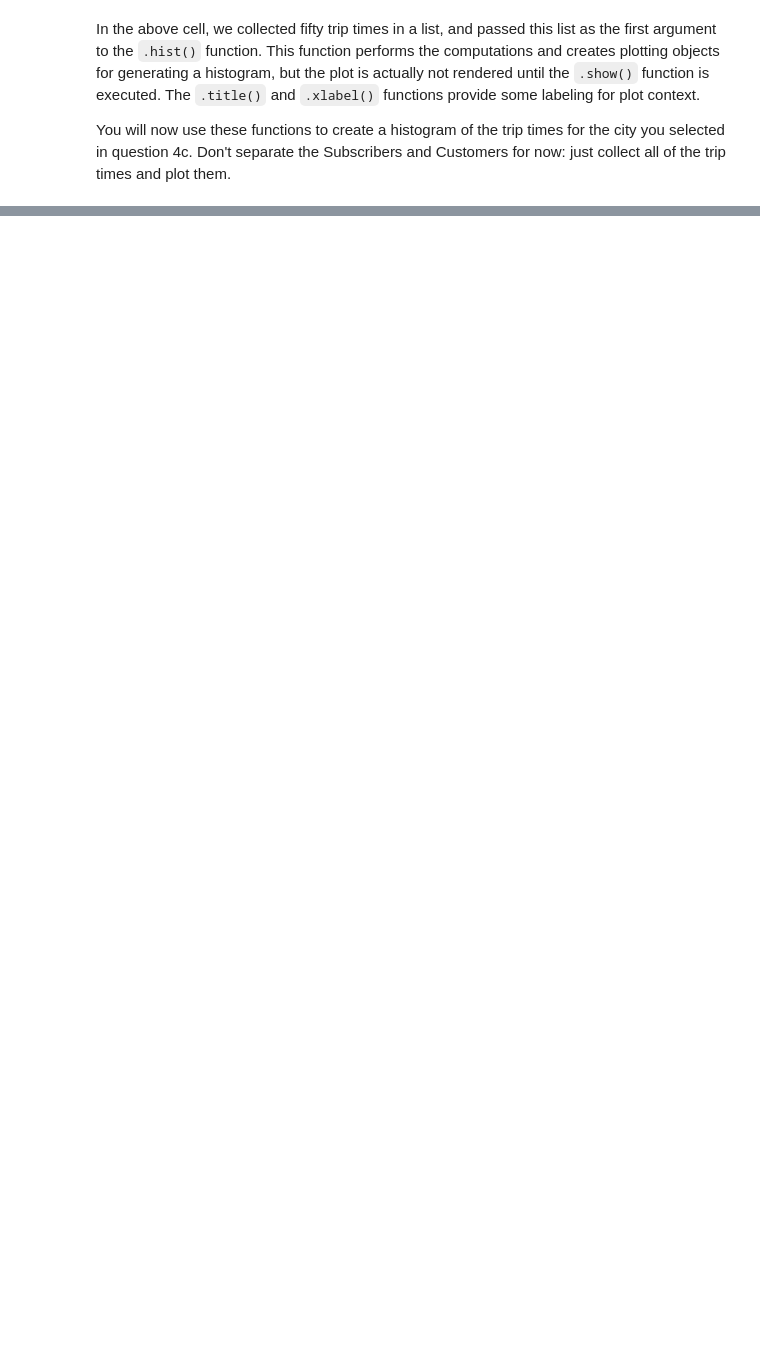
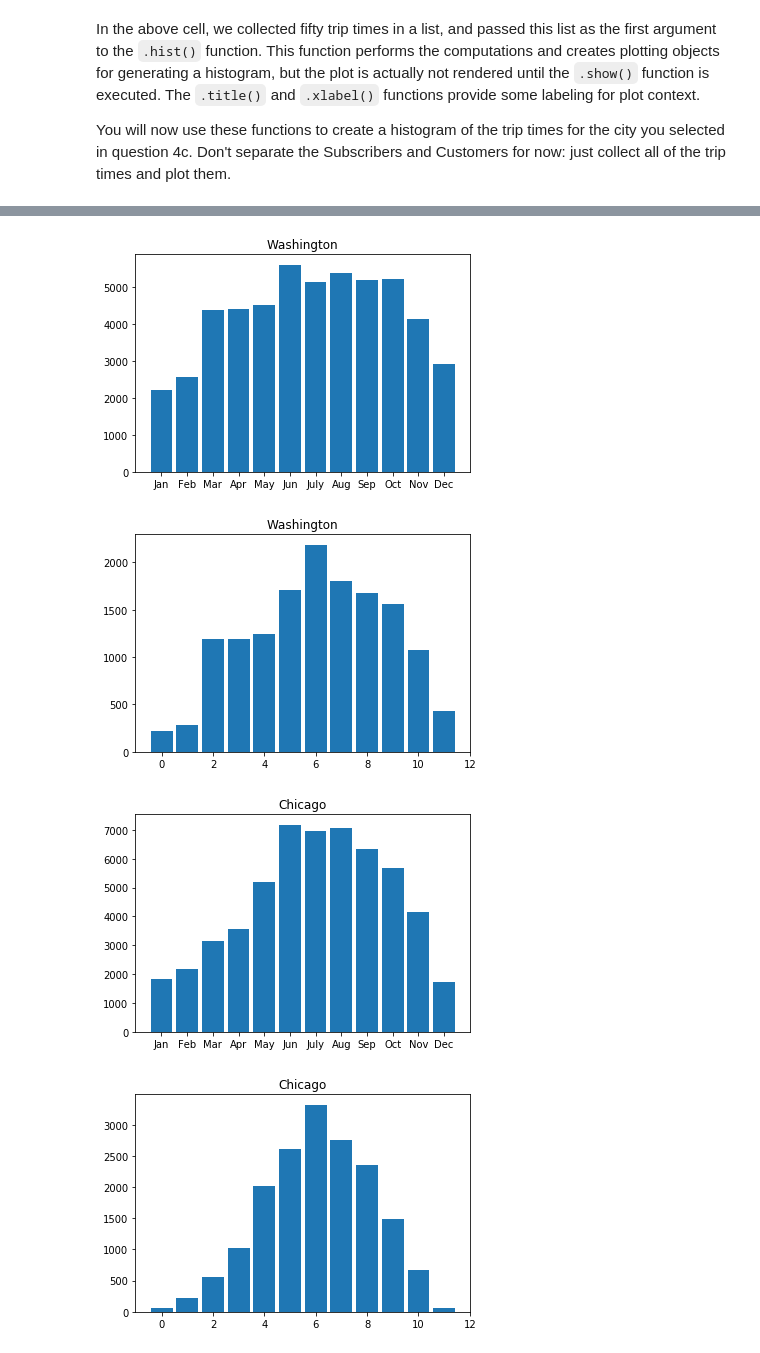
Before and after one commit to ubaid-qureshi/BikeShare, a Jupyter notebook: Bike_Share_Analysis.ipynb, the cells around one changed output, grey strips where cells are left out. Saved outputs shown, nothing was run; the diff lists cells and outputs as text; code cells hidden in the pictures; blank space fills up the shorter version.

```diff
--- a/Bike_Share_Analysis.ipynb
+++ b/Bike_Share_Analysis.ipynb
@@ -536,0 +594,34 @@ If any of the questions you posed in your answer to question 1 align with the bu
+# %%
+"""this block compares time duration utilised by subscribers and customers in every month"""
+import numpy as np
+def monthBaseCal (city,filenames):
+    with open (filenames, 'r') as f_in:
+        reader = csv.DictReader(f_in)
+        a=0
+        data1 = [0,0,0,0,0,0,0,0,0,0,0,0]
+        data2 = [0,0,0,0,0,0,0,0,0,0,0,0]
+        months = ['Jan','Feb','Mar','Apr', 'May', 'Jun', 'July', 'Aug', 'Sep', 'Oct', 'Nov', 'Dec']
+        for row in reader:
+            if row['user_type'] == 'Subscriber':
+                data1[int(row['month'])-1] +=1
+            else:
+                data2[int((row['month']))-1] +=1
+        #print (data1,data2)
+        ind = np.arange(len(data1))
+        %matplotlib inline
+        p1 = plt.bar(ind,data1,.85,)
+        plt.label
+        plt.xticks(ind,months)
+        plt.title(city)
+        plt.show()
+        for i in range (1):
+            plt.bar(ind,data2,.85)
+            plt.title(city)
+            plt.show()
+for city, filenames in city_info.items():
+    monthBaseCal(city,filenames)
+# %% [output]
+[figure, added]
+[figure, added]
+[figure, added]
+[figure, added]
```
Also changed, not shown: parts of 21 cells of this notebook.
